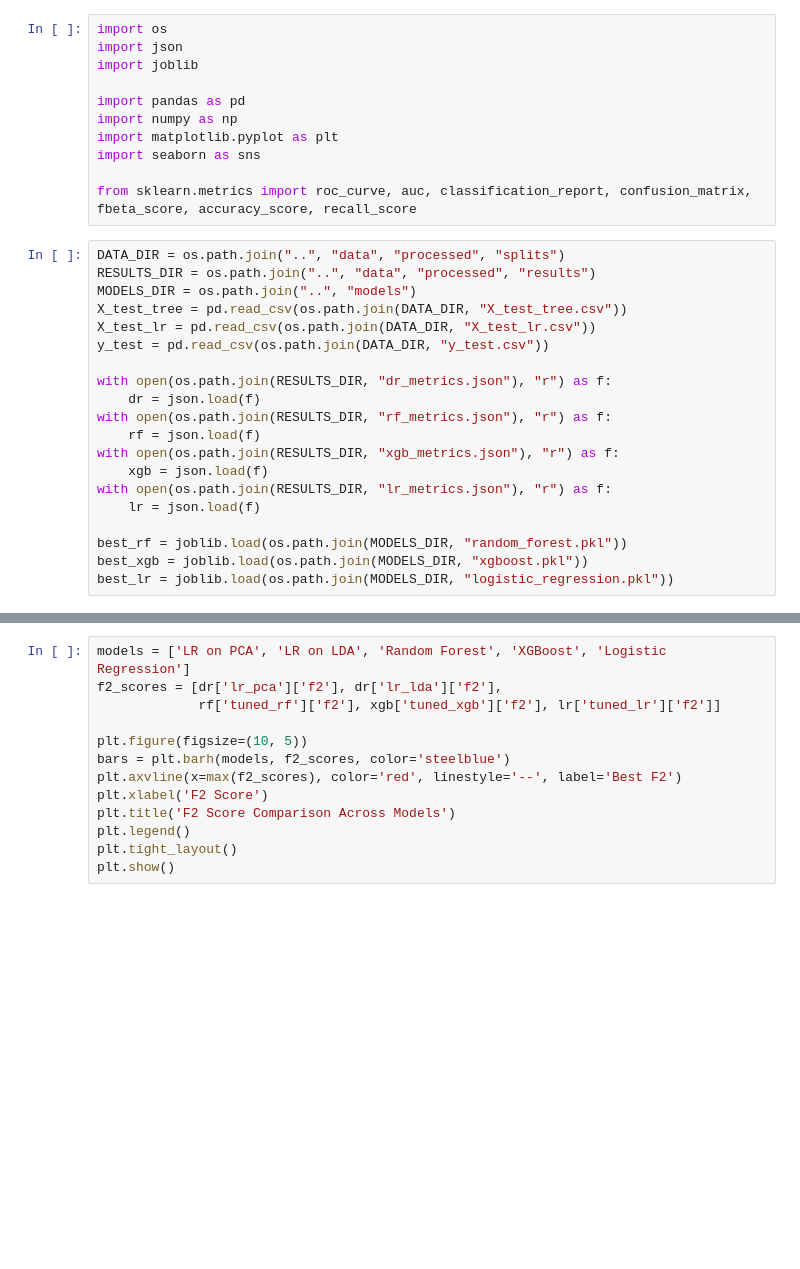
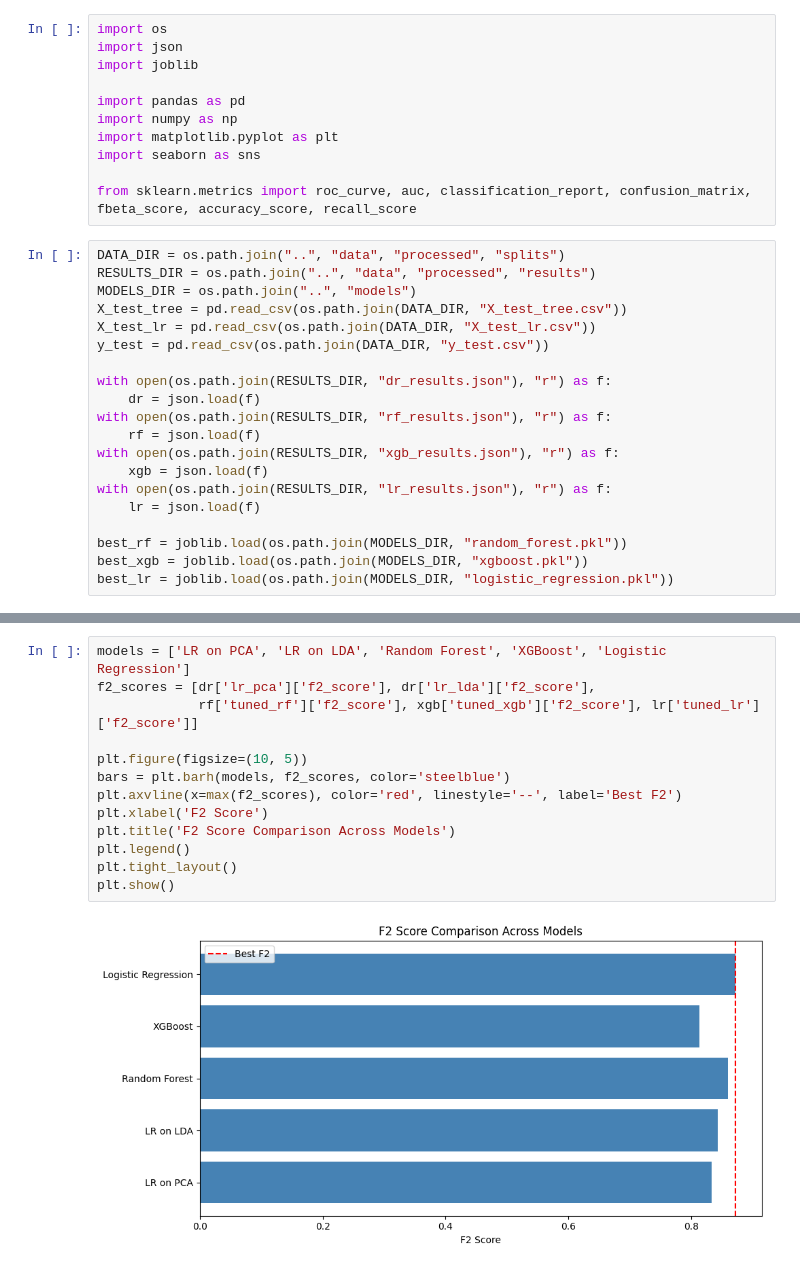
Before and after one commit to TranVietThang178/Heart-Disease-Prediction-Using-Machine-Learning, a Jupyter notebook: notebooks/08_Evaluation.ipynb, the cells around one changed output, grey strips where cells are left out. Drawn from its saved outputs; the diff is of its cells as text; blank space fills up the shorter version.

```diff
--- a/notebooks/08_Evaluation.ipynb
+++ b/notebooks/08_Evaluation.ipynb
@@ -17,13 +17,13 @@ X_test_tree = pd.read_csv(os.path.join(DATA_DIR, "X_test_tree.csv"))
 X_test_lr = pd.read_csv(os.path.join(DATA_DIR, "X_test_lr.csv"))
 y_test = pd.read_csv(os.path.join(DATA_DIR, "y_test.csv"))
 
-with open(os.path.join(RESULTS_DIR, "dr_metrics.json"), "r") as f:
+with open(os.path.join(RESULTS_DIR, "dr_results.json"), "r") as f:
     dr = json.load(f)
-with open(os.path.join(RESULTS_DIR, "rf_metrics.json"), "r") as f:
+with open(os.path.join(RESULTS_DIR, "rf_results.json"), "r") as f:
     rf = json.load(f)
-with open(os.path.join(RESULTS_DIR, "xgb_metrics.json"), "r") as f:
+with open(os.path.join(RESULTS_DIR, "xgb_results.json"), "r") as f:
     xgb = json.load(f)
-with open(os.path.join(RESULTS_DIR, "lr_metrics.json"), "r") as f:
+with open(os.path.join(RESULTS_DIR, "lr_results.json"), "r") as f:
     lr = json.load(f)
 
 best_rf = joblib.load(os.path.join(MODELS_DIR, "random_forest.pkl"))
@@ -114,14 +146,16 @@ plt.show()
 # %%
 models = ['LR on PCA', 'LR on LDA', 'Random Forest', 'XGBoost', 'Logistic Regression']
-f2_scores = [dr['lr_pca']['f2'], dr['lr_lda']['f2'],
-             rf['tuned_rf']['f2'], xgb['tuned_xgb']['f2'], lr['tuned_lr']['f2']]
+f2_scores = [dr['lr_pca']['f2_score'], dr['lr_lda']['f2_score'],
+             rf['tuned_rf']['f2_score'], xgb['tuned_xgb']['f2_score'], lr['tuned_lr']['f2_score']]
 
 plt.figure(figsize=(10, 5))
 bars = plt.barh(models, f2_scores, color='steelblue')
 plt.axvline(x=max(f2_scores), color='red', linestyle='--', label='Best F2')
 plt.xlabel('F2 Score')
 plt.title('F2 Score Comparison Across Models')
 plt.legend()
 plt.tight_layout()
 plt.show()
+# %% [output]
+[figure, added]
 # %%
```
Also changed, not shown: parts of 6 cells of this notebook, 10 other files.
